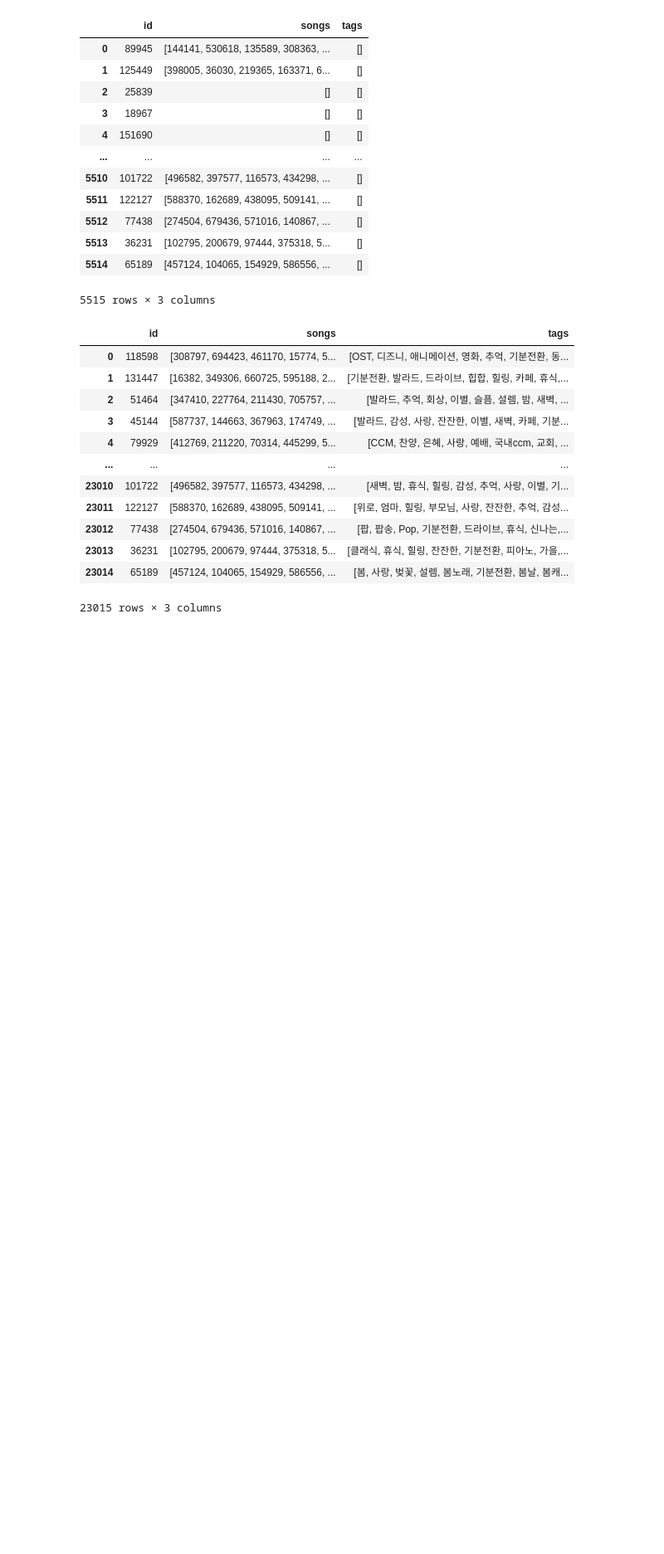
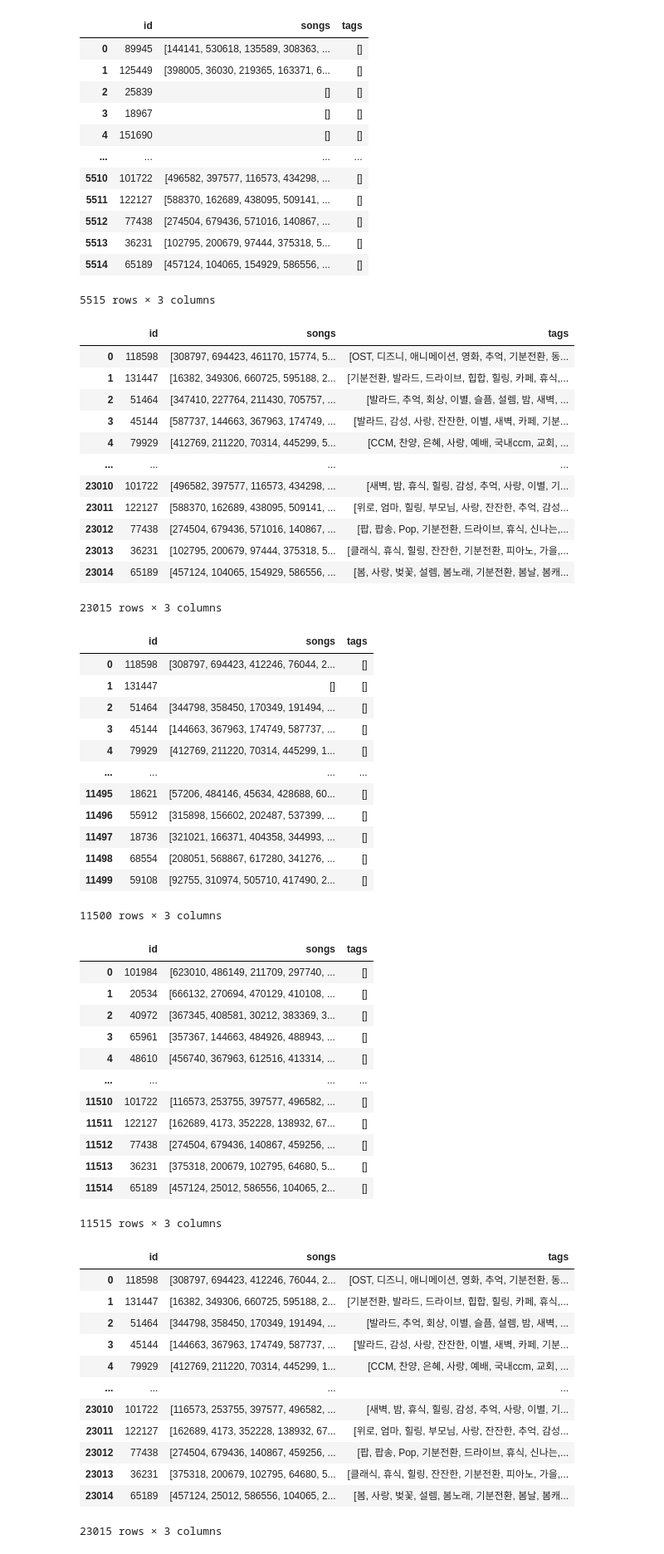
Before and after one commit to jehunyoo/Melon-Playlist-Continuation, a Jupyter notebook: submission.ipynb, the cells around one changed output. Shown: that part at 83% size. Cells and saved outputs as stored; diff of their text form; code cells hidden in the pictures; blank space fills up the shorter version.

```diff
--- a/submission.ipynb
+++ b/submission.ipynb
@@ -426,3 +426,60 @@ display(first, second, third, ans)
 | 23013 | 36231 | [102795, 200679, 97444, 375318, 5... | [클래식, 휴식, 힐링, 잔잔한, 기분전환, 피아노, 가을,... |
 | 23014 | 65189 | [457124, 104065, 154929, 586556, ... | [봄, 사랑, 벚꽃, 설렘, 봄노래, 기분전환, 봄날, 봄캐... |
 23015 rows × 3 columns
+# %%
+# Best Record(5)
+# neighbor1_a5b1
+first = pd.read_json('submission/neighbor1_a5b1/neighbor1_a5b1_first.json', orient='records')    # (0, 11500)
+second = pd.read_json('submission/neighbor1_a5b1/neighbor1_a5b1_second.json', orient='records')  # (11500, 23015)
+val = pd.read_json('res/val.json')
+best = pd.read_json('submission/lightknn_100_idf_rho04_tags-a05b05-songs_upgraded.json', orient='records')
+ans = pd.concat([first, second], ignore_index=True)
+
+for i in val.index:
+    if val.songs[i] == []:
+        ans.at[i, 'songs'] = best.loc[i, 'songs']
+    ans.at[i, 'tags'] = best.loc[i, 'tags']
+
+ans.to_json('submission/neighbor1_a5b1/neighbor1_a5b1.json', orient='records')
+
+display(first, second, ans)
+# %% [output]
+|  | id | songs | tags |
+| 0 | 118598 | [308797, 694423, 412246, 76044, 2... | [] |
+| 1 | 131447 | [] | [] |
+| 2 | 51464 | [344798, 358450, 170349, 191494, ... | [] |
+| 3 | 45144 | [144663, 367963, 174749, 587737, ... | [] |
+| 4 | 79929 | [412769, 211220, 70314, 445299, 1... | [] |
+| ... | ... | ... | ... |
+| 11495 | 18621 | [57206, 484146, 45634, 428688, 60... | [] |
+| 11496 | 55912 | [315898, 156602, 202487, 537399, ... | [] |
+| 11497 | 18736 | [321021, 166371, 404358, 344993, ... | [] |
+| 11498 | 68554 | [208051, 568867, 617280, 341276, ... | [] |
+| 11499 | 59108 | [92755, 310974, 505710, 417490, 2... | [] |
+11500 rows × 3 columns
+|  | id | songs | tags |
+| 0 | 101984 | [623010, 486149, 211709, 297740, ... | [] |
+| 1 | 20534 | [666132, 270694, 470129, 410108, ... | [] |
+| 2 | 40972 | [367345, 408581, 30212, 383369, 3... | [] |
+| 3 | 65961 | [357367, 144663, 484926, 488943, ... | [] |
+| 4 | 48610 | [456740, 367963, 612516, 413314, ... | [] |
+| ... | ... | ... | ... |
+| 11510 | 101722 | [116573, 253755, 397577, 496582, ... | [] |
+| 11511 | 122127 | [162689, 4173, 352228, 138932, 67... | [] |
+| 11512 | 77438 | [274504, 679436, 140867, 459256, ... | [] |
+| 11513 | 36231 | [375318, 200679, 102795, 64680, 5... | [] |
+| 11514 | 65189 | [457124, 25012, 586556, 104065, 2... | [] |
+11515 rows × 3 columns
+|  | id | songs | tags |
+| 0 | 118598 | [308797, 694423, 412246, 76044, 2... | [OST, 디즈니, 애니메이션, 영화, 추억, 기분전환, 동... |
+| 1 | 131447 | [16382, 349306, 660725, 595188, 2... | [기분전환, 발라드, 드라이브, 힙합, 힐링, 카페, 휴식,... |
+| 2 | 51464 | [344798, 358450, 170349, 191494, ... | [발라드, 추억, 회상, 이별, 슬픔, 설렘, 밤, 새벽, ... |
+| 3 | 45144 | [144663, 367963, 174749, 587737, ... | [발라드, 감성, 사랑, 잔잔한, 이별, 새벽, 카페, 기분... |
+| 4 | 79929 | [412769, 211220, 70314, 445299, 1... | [CCM, 찬양, 은혜, 사랑, 예배, 국내ccm, 교회, ... |
+| ... | ... | ... | ... |
+| 23010 | 101722 | [116573, 253755, 397577, 496582, ... | [새벽, 밤, 휴식, 힐링, 감성, 추억, 사랑, 이별, 기... |
+| 23011 | 122127 | [162689, 4173, 352228, 138932, 67... | [위로, 엄마, 힐링, 부모님, 사랑, 잔잔한, 추억, 감성... |
+| 23012 | 77438 | [274504, 679436, 140867, 459256, ... | [팝, 팝송, Pop, 기분전환, 드라이브, 휴식, 신나는,... |
+| 23013 | 36231 | [375318, 200679, 102795, 64680, 5... | [클래식, 휴식, 힐링, 잔잔한, 기분전환, 피아노, 가을,... |
+| 23014 | 65189 | [457124, 25012, 586556, 104065, 2... | [봄, 사랑, 벚꽃, 설렘, 봄노래, 기분전환, 봄날, 봄캐... |
+23015 rows × 3 columns
```
Also changed, not shown: parts of 29 cells of this notebook.
